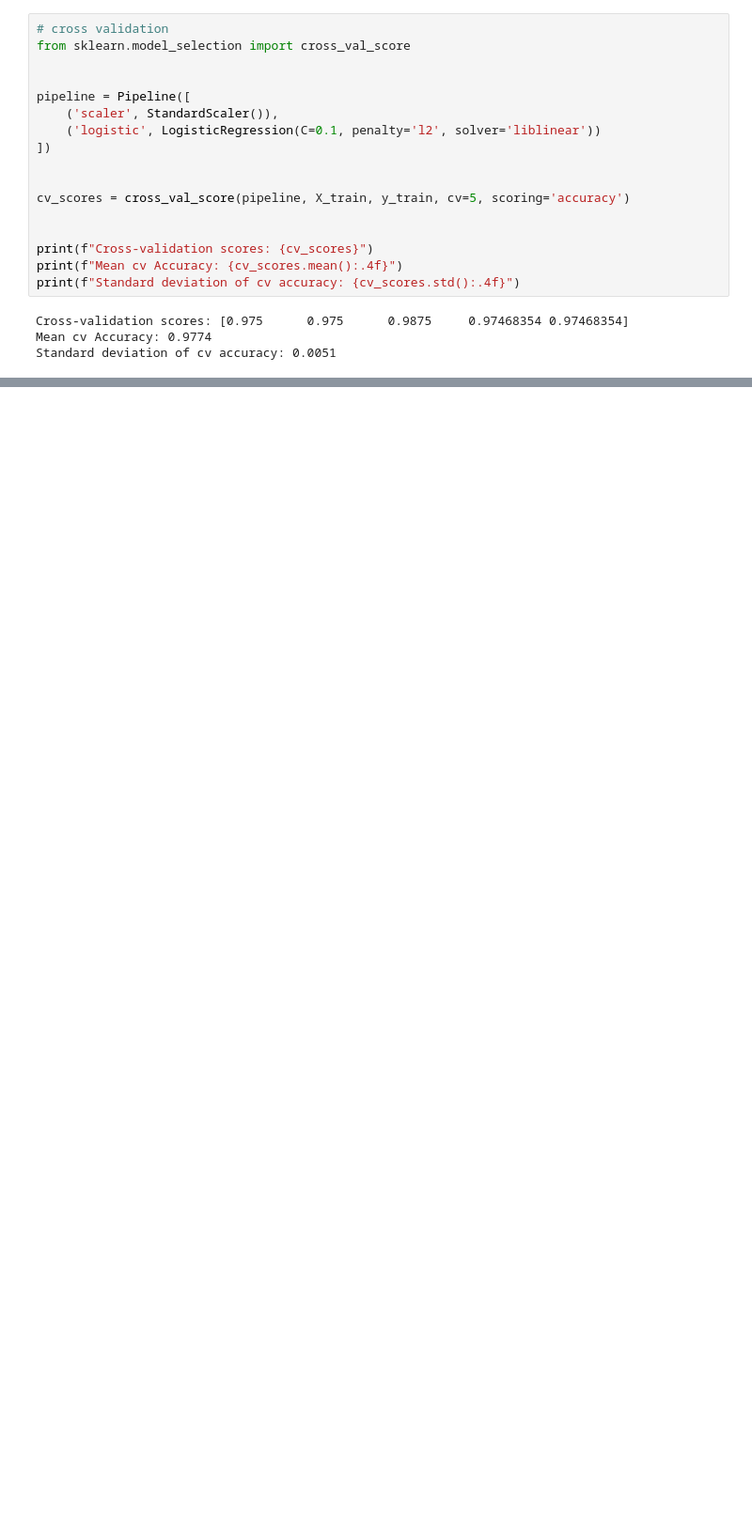
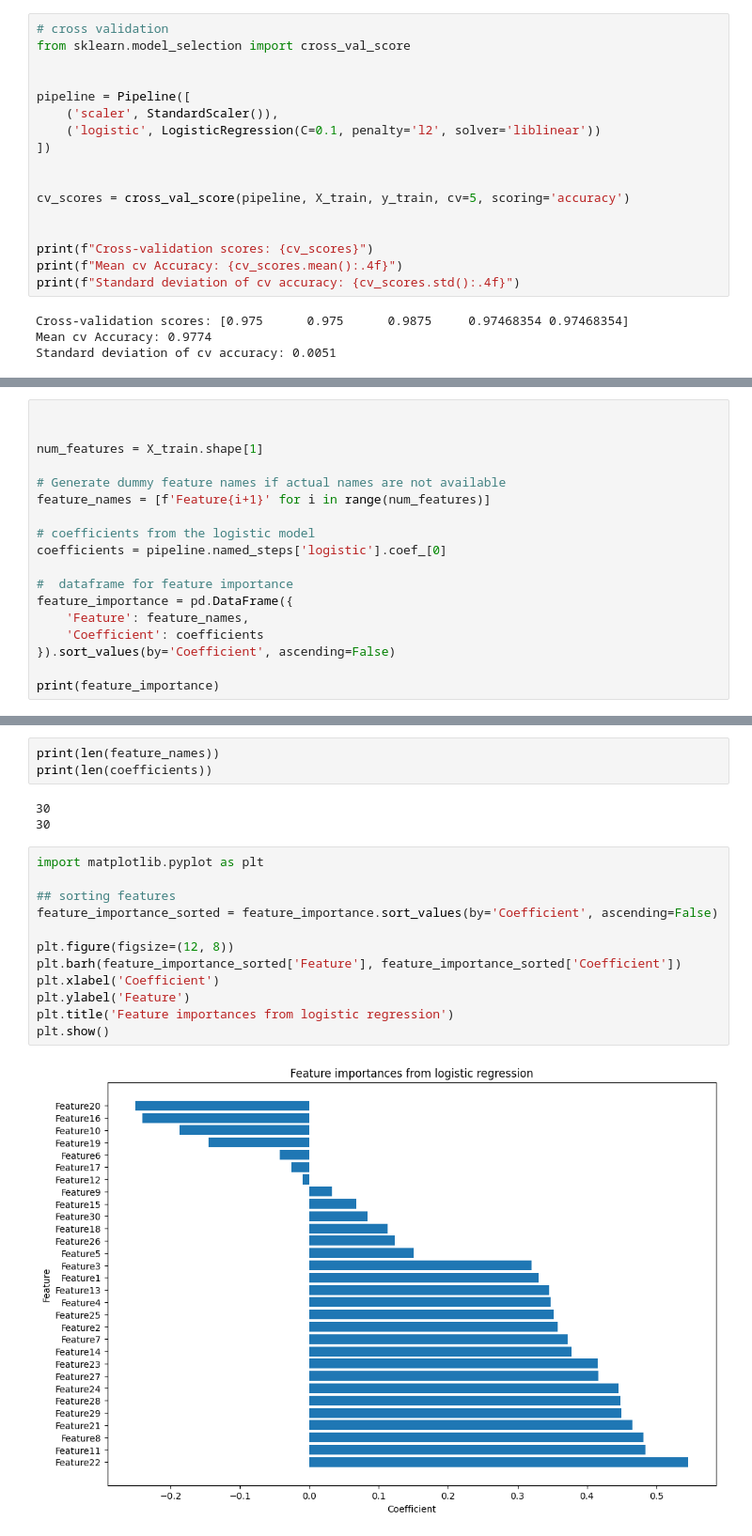
Before and after one commit to spasegirl/breast-cancer-diagnosis, a Jupyter notebook: notebook/data_exploration.ipynb, the cells around one changed output, grey strips where cells are left out. Shown at 94% size. Cells and saved outputs as stored; diff of their text form; blank space fills up the shorter version.

```diff
--- a/notebook/data_exploration.ipynb
+++ b/notebook/data_exploration.ipynb
@@ -272,0 +324,18 @@ Standard deviation of cv accuracy: 0.0051
+# %%
+
+
+num_features = X_train.shape[1]
+
+# Generate dummy feature names if actual names are not available
+feature_names = [f'Feature{i+1}' for i in range(num_features)]
+
+# coefficients from the logistic model
+coefficients = pipeline.named_steps['logistic'].coef_[0]
+
+#  dataframe for feature importance
+feature_importance = pd.DataFrame({
+    'Feature': feature_names,
+    'Coefficient': coefficients
+}).sort_values(by='Coefficient', ascending=False)
+
+print(feature_importance)
@@ -272,0 +360,20 @@ Standard deviation of cv accuracy: 0.0051
+# %%
+print(len(feature_names))
+print(len(coefficients))
+# %% [output]
+30
+30
+# %%
+import matplotlib.pyplot as plt
+
+## sorting features
+feature_importance_sorted = feature_importance.sort_values(by='Coefficient', ascending=False)
+
+plt.figure(figsize=(12, 8))
+plt.barh(feature_importance_sorted['Feature'], feature_importance_sorted['Coefficient'])
+plt.xlabel('Coefficient')
+plt.ylabel('Feature')
+plt.title('Feature importances from logistic regression')
+plt.show()
+# %% [output]
+[figure, added]
```
Also changed, not shown: parts of 12 cells of this notebook.
